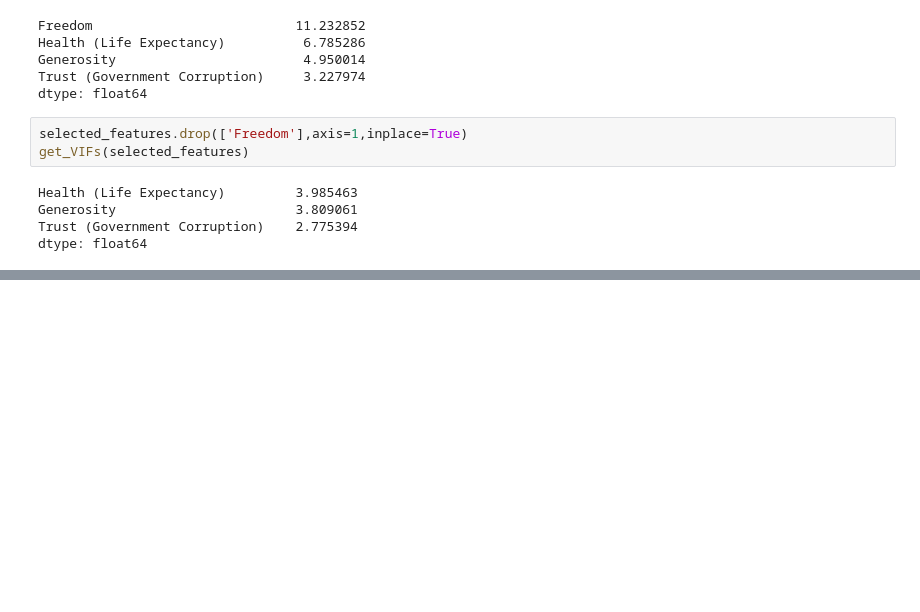
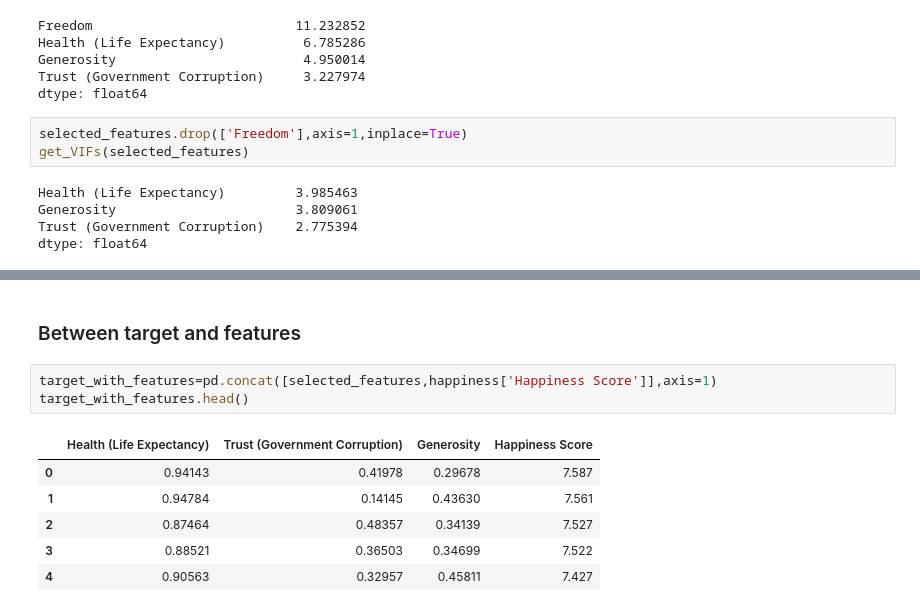
Before and after one commit to duttarajib78/Internship, a Jupyter notebook: Second_Phase_Practice_Projects/happyness_index.ipynb, the cells around one changed output, grey strips where cells are left out. Drawn from its saved outputs; the diff is of its cells as text; blank space fills up the shorter version.

```diff
--- a/Second_Phase_Practice_Projects/happyness_index.ipynb
+++ b/Second_Phase_Practice_Projects/happyness_index.ipynb
@@ -224,0 +269,12 @@ dtype: float64
+# %% [markdown]
+### Between target and features
+# %%
+target_with_features=pd.concat([selected_features,happiness['Happiness Score']],axis=1)
+target_with_features.head()
+# %% [output]
+|  | Health (Life Expectancy) | Trust (Government Corruption) | Generosity | Happiness Score |
+| 0 | 0.94143 | 0.41978 | 0.29678 | 7.587 |
+| 1 | 0.94784 | 0.14145 | 0.43630 | 7.561 |
+| 2 | 0.87464 | 0.48357 | 0.34139 | 7.527 |
+| 3 | 0.88521 | 0.36503 | 0.34699 | 7.522 |
+| 4 | 0.90563 | 0.32957 | 0.45811 | 7.427 |
```
Also changed, not shown: parts of 27 cells of this notebook.
